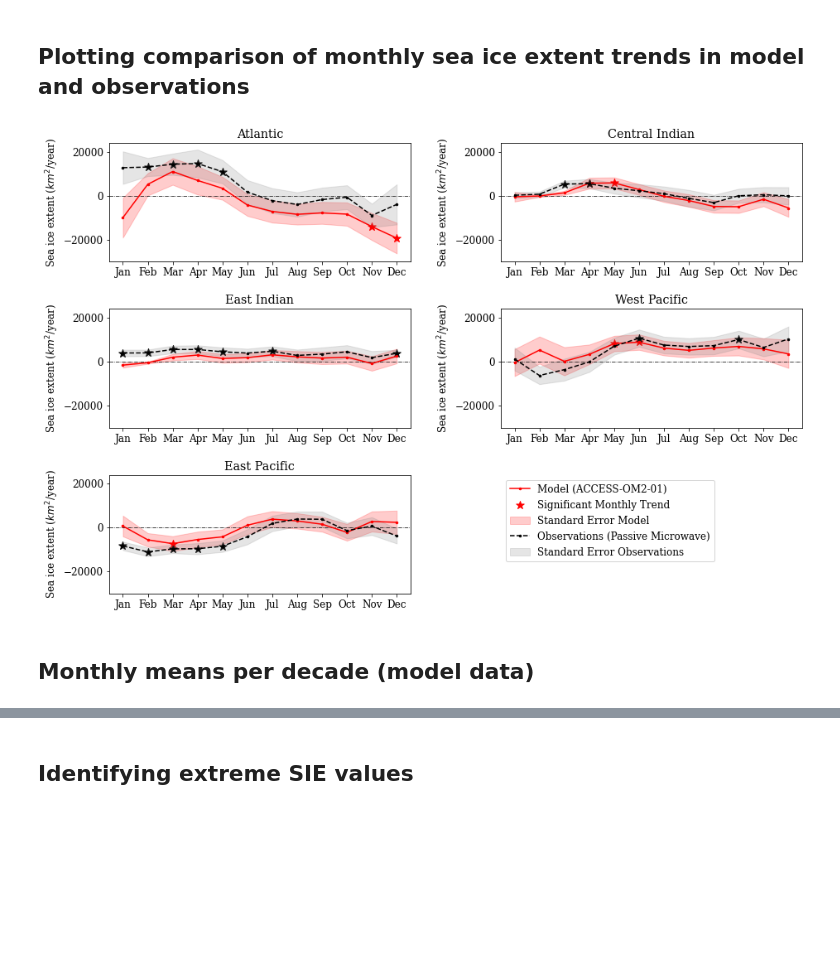
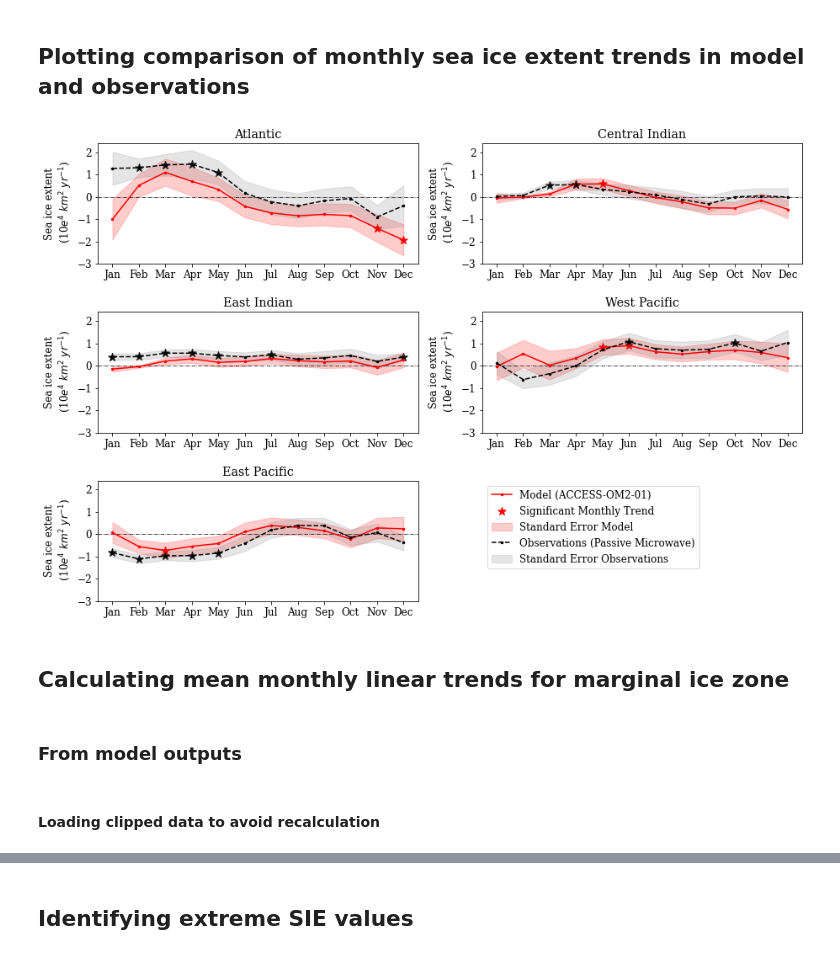
Before and after one commit to lidefi87/ACCESS_scripts_DFA, a Jupyter notebook: Scripts/SeaIcePlotsModel.ipynb, the cells around one changed output, grey strips where cells are left out. Cells and saved outputs as stored; diff of their text form; code cells hidden in the pictures; blank space fills up the shorter version.

Commit message:
Update SeaIcePlotsModel.ipynb
Corrections to SI plots for publication

```diff
--- a/Scripts/SeaIcePlotsModel.ipynb
+++ b/Scripts/SeaIcePlotsModel.ipynb
@@ -1980,10 +2012,18 @@ for sector in clipped_SIE:
 ### Observations
 # %%
 # Empty dictionaries to hold results
+#SIE
 month_mean_obs = {}
 month_std_obs = {}
+#MIZ
+month_mean_miz_obs = {}
+month_std_miz_obs = {}
 
 for sector in clipped_SIE_obs:
+    #SIE
     month_mean_obs[sector] = clipped_SIE_obs[sector].groupby('time.month').mean()
     month_std_obs[sector] = clipped_SIE_obs[sector].groupby('time.month').std()
+    #MIZ
+    month_mean_miz_obs[sector] = clipped_MIZ_obs[sector].groupby('time.month').mean()
+    month_std_miz_obs[sector] = clipped_MIZ_obs[sector].groupby('time.month').std()
 # %% [markdown]
@@ -2177,29 +2301,28 @@ for i, sec in enumerate(sectorNames):
 
     #Plotting values
     #Summer
-    data_summer['mean'].plot(ax = ax[sec], color = 'red', marker = 'o',
+    data_summer['mean'].plot(ax = ax[sec], color = '#fc8d62', marker = 'o',
                              markersize = 2.5, label = 'Mean summer (DJF)')
     #Add standard errors in trend as shaded areas
     ax[sec].fill_between(data_summer['mean'].time.values,
                          (data_summer['mean']+data_summer['std']).values,
                          (data_summer['mean']-data_summer['std']).values,
-               alpha = 0.3, color = 'red', label = 'Standard deviation summer')
+               alpha = 0.3, color = '#fc8d62', label = 'Standard deviation summer')
 
     #Winter
-    data_winter['mean'].plot(ax = ax[sec], color = 'black', marker = 'o',
+    data_winter['mean'].plot(ax = ax[sec], color = '#8da0cb', marker = 'o',
                              markersize = 2.5, label = 'Mean winter (JJA)')
     #Add standard errors in trend as shaded areas
     ax[sec].fill_between(data_winter['mean'].time.values,
                          (data_winter['mean']+data_winter['std']).values,
                          (data_winter['mean']-data_winter['std']).values,
-               alpha = 0.3, color = 'black', label = 'Standard deviation winter')
+               alpha = 0.3, color = '#8da0cb', label = 'Standard deviation winter')
 
     #Remove x axis label
     ax[sec].set_xlabel('')
     #Setting title for each subplot
     ax[sec].set_title(f'{sec}')
     #Remove scientific notation from y axis and include it in label
-    # exp_yaxis = np.floor(np.log10(max(ax[sec].get_yticks()))).astype(int)
     exp_yaxis = int(np.floor(np.log10(int(data_winter['mean'].max().values))))
     plt.ylabel('Mean SIE \n' + r'(10$e^{}$ $km^2$)'.format(exp_yaxis))
     ax[sec].yaxis.get_offset_text().set_visible(False)
@@ -2226,6 +2349,5 @@ for i, a in enumerate(ax):
 
 #Saving figure
 fn = 'SeasonalMeansSector_SeaIceExtent_1979-2018.png'
-plt.savefig(os.path.join(out_folder, fn), dpi = 300,
-            bbox_inches = 'tight',
+plt.savefig(os.path.join(out_folder, fn), dpi = 300, bbox_inches = 'tight',
             pad_inches = 0.05)
@@ -2338,7 +2462,7 @@ for sec in clipped_SIE_obs:
 # %% [markdown]
 #### Loading clipped data to avoid recalculation
 # %%
-filelist = glob(os.path.join(varDict['linear_trends'], 'Monthly/*.nc'))
+filelist = glob(os.path.join(varDict['linear_trends'], 'Monthly/*SIE*.nc'))
 
 #Create empty list to save clipped data
 LM_month_sec = {}
@@ -2347,7 +2471,7 @@ for sector in sectorNames:
     fn = [f for f in filelist if sector in f]
     LM_month_sec[sector] = xr.open_dataset(fn[0])
 # %%
-filelist = glob(os.path.join(varDict['linear_trends'], 'Monthly/Observations/*.nc'))
+filelist = glob(os.path.join(varDict['linear_trends'], 'Monthly/Observations/*SIE*.nc'))
 
 #Create empty list to save clipped data
 LM_month_sec_obs = {}
@@ -2387,7 +2511,7 @@ plt.rcParams['font.size'] = 12
 gs = gridspec.GridSpec(nrows = 3, ncols = 2)
 
 #Change the width between each plot
-gs.update(wspace = 0.3, hspace = 0.4)
+gs.update(wspace = 0.2, hspace = 0.4)
 
 #Empty list to store axes
 ax = {}
@@ -2433,38 +2557,43 @@ for i, sec in enumerate(LM_month_sec):
     coef_obs.plot(ax = ax[sec], color = 'black', ls = '--', marker = 'o', markersize = 2.5,
                  label = 'Observations (Passive Microwave)')
     plt.scatter(coef_obs.month.values, sig_obs, marker = '*', s = 100, c = 'black')
     #Add standard errors in trend as shaded areas
     ax[sec].fill_between(coef_obs.month, (coef_obs+se_obs).values, (coef_obs-se_obs).values,
                alpha = 0.2, color = 'gray', label = 'Standard Error Observations')
 
     #Remove x axis label
     ax[sec].set_xlabel('')
-    ax[sec].set_ylabel('Sea ice extent ($km^{2}$/year)')
     #Setting title for each subplot
     ax[sec].set_title(f'{sec}')
     #Show all ticks along the x axis
     plt.xticks(np.arange(1, 13))
     #Label x ticks as months
     ax[sec].set_xticklabels(calendar.month_abbr[1:])
-    #Set y axis limits
+    #Set y axis limits and increase number of ticks
     ax[sec].set_ylim(minval*1e-6, (maxval*1e-6))
+    ax[sec].yaxis.set_major_locator(MultipleLocator(10000))
+    #Change to scientific notation for y axis label
+    ax[sec].ticklabel_format(style = 'scientific', axis = 'y', scilimits = (0, 0))
+    ax[sec].yaxis.get_offset_text().set_visible(False)
+    exp_yaxis = int(np.floor(np.log10(maxval*1e-6)))
+    #Set y axis label
+    plt.ylabel(f'Sea ice extent\n (10$e^{exp_yaxis}$ ' + r'$km^{2}$ $yr^{-1}$)')
 
 ax['legend'] = fig.add_subplot(gs[5])
 h, l = ax[sec].get_legend_handles_labels()
 ax['legend'].legend(h, l, loc = 'upper left')
 [s.set_visible(False) for s in ax['legend'].spines.values()]
 [t.set_visible(False) for t in ax['legend'].get_xticklines()]
 [t.set_visible(False) for t in ax['legend'].get_yticklines()]
 ax['legend'].yaxis.set_tick_params(labelleft = False)
 ax['legend'].xaxis.set_tick_params(labelbottom = False)
 
-#Adding title to overall figure
-# fig.suptitle('Monthly trends in sea ice extent (1979-2018)', y = 0.95)
-
 #Saving figure
 fn = 'MonthlyLinearTrends_SeaIceExtent_1979-2018.png'
 plt.savefig(os.path.join(out_folder, fn), dpi = 300, bbox_inches = 'tight', pad_inches = 0.05)
 # %% [output]
-[figure, old version]
+[figure, new version]
-# %% [markdown]
-## Monthly means per decade (model data)
+# %% [markdown]
+## Calculating mean monthly linear trends for marginal ice zone
+# %% [markdown]
+### From model outputs
@@ -2470,0 +2650,2 @@ plt.savefig(os.path.join(out_folder, fn), dpi = 300, bbox_inches = 'tight', pad_
+# %% [markdown]
+#### Loading clipped data to avoid recalculation
```
Also changed, not shown: parts of 98 cells of this notebook.
